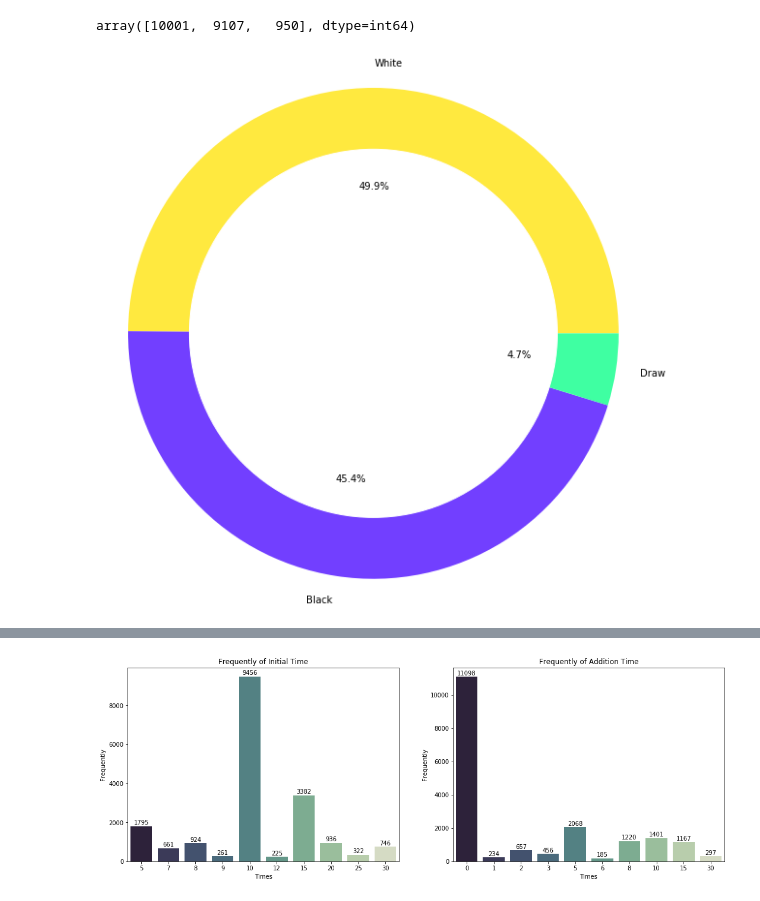
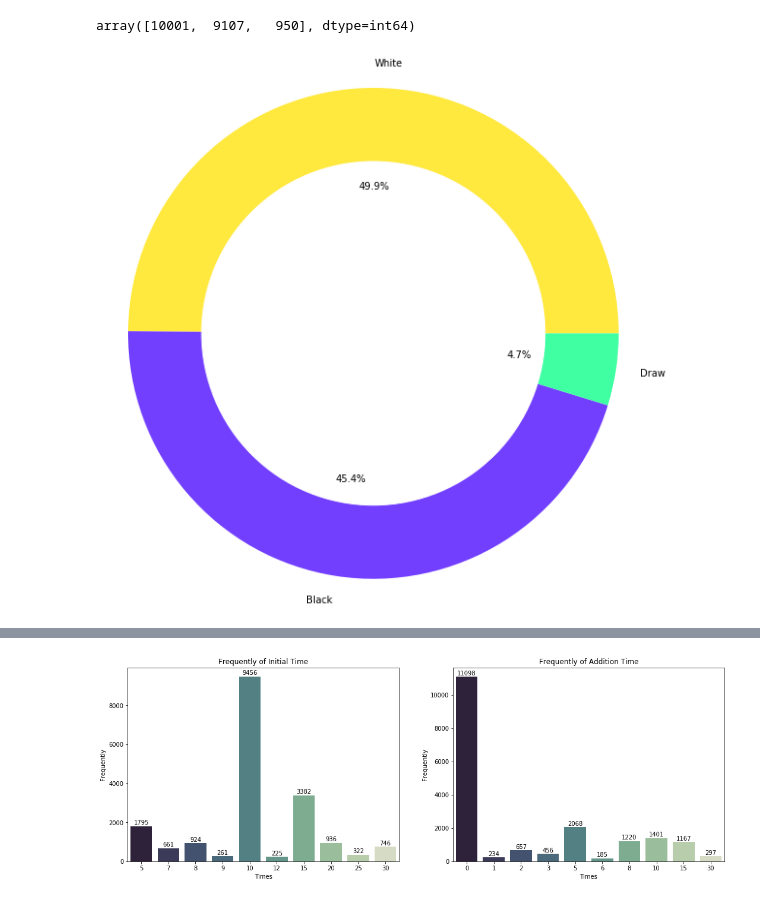
Before and after one commit to SoroushGhaderi/Lichess_Data_Analysis, a Jupyter notebook: Chess_Data_Analysis.ipynb, the cells around one changed output, grey strips where cells are left out. Saved outputs shown, nothing was run; the diff lists cells and outputs as text; code cells hidden in the pictures.

```diff
--- a/Chess_Data_Analysis.ipynb
+++ b/Chess_Data_Analysis.ipynb
@@ -110,16 +110,16 @@ array([10001,  9107,   950], dtype=int64)
 # %%
 plt.figure(figsize= (10, 10))
 # The slices will be ordered and plotted counter-clockwise
 labels = ["White", "Black", "Draw"]
 sizes = chess["winner"].value_counts().values
 colors = ["#ffe93f", "#723fff", "#3fffa2"]
-plt.pie(sizes, labels=labels, colors=colors,autopct='%1.1f%%')
+plt.pie(sizes, labels=labels, colors=colors,autopct="%1.1f%%")
 
 #draw a circle at the center of pie to make it look like a donut
-centre_circle = plt.Circle((0,0),0.75,color= "white", fc= "white")
+centre_circle = plt.Circle((0,0),0.7,color= "white", fc= "white")
 fig = plt.gcf()
 fig.gca().add_artist(centre_circle)
-plt.axis('equal')
+plt.axis("equal")
 plt.show()
 # %% [output]
-[figure, old version]
+[figure, new version]
```
Also changed, not shown: parts of 3 cells of this notebook.
